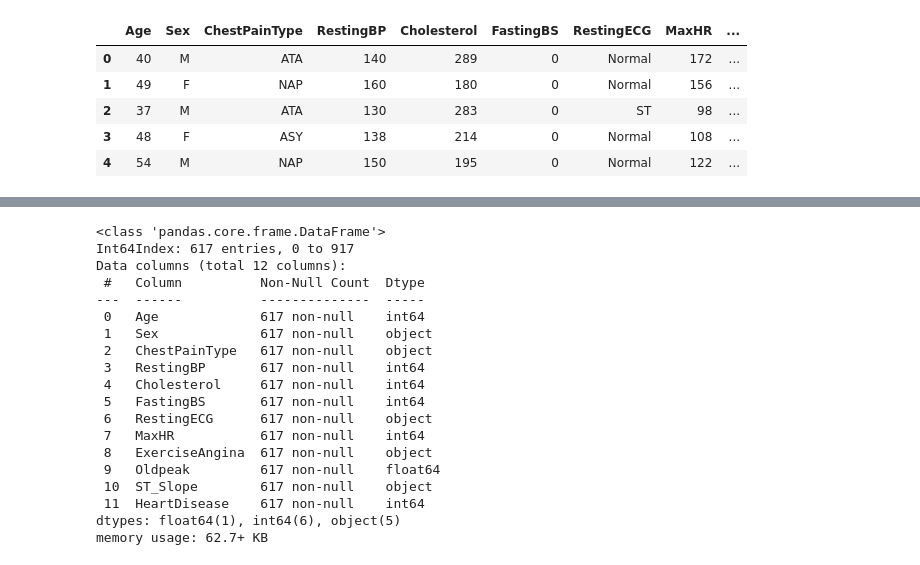
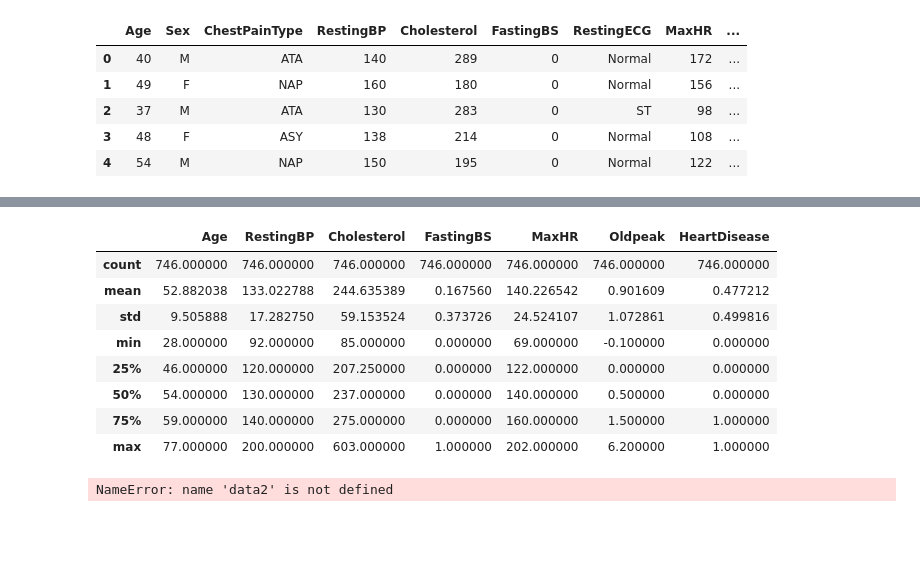
Before and after one commit to Rhapsody360/-safety, a Jupyter notebook: finalmodel.ipynb, the cells around one changed output, grey strips where cells are left out. Drawn from its saved outputs; the diff is of its cells as text; code cells hidden in the pictures; blank space fills up the shorter version.

Commit message:
removed tuples having absurd values like 0 BP

```diff
--- a/finalmodel.ipynb
+++ b/finalmodel.ipynb
@@ -83,31 +93,28 @@ Index(['age', 'sex', 'cp', 'trestbps', 'chol', 'fbs', 'restecg', 'thalach',
+# %%
+# removing tuples with absurd values (like 0 BP)
+data1=data1[(data1['RestingBP'] != 0) & (data1['Cholesterol'] != 0)]
+# %%
+data1.describe()
+# %% [output]
+|  | Age | RestingBP | Cholesterol | FastingBS | MaxHR | Oldpeak | HeartDisease |
+| count | 746.000000 | 746.000000 | 746.000000 | 746.000000 | 746.000000 | 746.000000 | 746.000000 |
+| mean | 52.882038 | 133.022788 | 244.635389 | 0.167560 | 140.226542 | 0.901609 | 0.477212 |
+| std | 9.505888 | 17.282750 | 59.153524 | 0.373726 | 24.524107 | 1.072861 | 0.499816 |
+| min | 28.000000 | 92.000000 | 85.000000 | 0.000000 | 69.000000 | -0.100000 | 0.000000 |
+| 25% | 46.000000 | 120.000000 | 207.250000 | 0.000000 | 122.000000 | 0.000000 | 0.000000 |
+| 50% | 54.000000 | 130.000000 | 237.000000 | 0.000000 | 140.000000 | 0.500000 | 0.000000 |
+| 75% | 59.000000 | 140.000000 | 275.000000 | 0.000000 | 160.000000 | 1.500000 | 1.000000 |
+| max | 77.000000 | 200.000000 | 603.000000 | 1.000000 | 202.000000 | 6.200000 | 1.000000 |
 # %%
-#the hardcoding, specifically selecting hypertensive patients data
-
-hypertension_patients = []
-for i,row in data1.iterrows():
-    if data1.loc[i, "Age"] <= 65:
-        if data1.loc[i, "RestingBP"] > 120:
-            hypertension_patients.append(row)
-    else:
-        if data1.loc[i, "RestingBP"] >= 135:
-            hypertension_patients.append(row)
-
-htd_patients = pd.DataFrame(hypertension_patients, columns=['Age', 'Sex',
-     'ChestPainType', 'RestingBP', 'Cholesterol', 'FastingBS', 'RestingECG',
-     'MaxHR', 'ExerciseAngina', 'Oldpeak', 'ST_Slope',  'HeartDisease'])
+#the hardcoding, specifically selecting hypertensive patients BP 130 and more for all ages dataset 2
 
 hypertension_patients = []
 for i,row in data2.iterrows():
-    if data2.loc[i, "age"] <= 65:
-        if data2.loc[i, "trestbps"] > 120:
-            hypertension_patients.append(row)
-    else:
-        if data2.loc[i, "trestbps"] >= 135:
-            hypertension_patients.append(row)
+    if data2.loc[i, "trestbps"] > 130:
+        hypertension_patients.append(row)
 
-htd_patients_clevland = pd.DataFrame(hypertension_patients, columns=['age', 'sex',
+htd_patients2 = pd.DataFrame(hypertension_patients, columns=['age', 'sex',
         'cp', 'trestbps', 'chol', 'fbs', 'restecg', 'thalach',
         'exang', 'oldpeak', 'slope', 'ca', 'thal', 'condition'])
-
-# htd_patients is now the new data frame exclusively containing hypertension patients
-# htd_patients_clevland is the new df for the clevland dataset
+# %% [output]
+NameError: name 'data2' is not defined
@@ -114,23 +124,3 @@ htd_patients_clevland = pd.DataFrame(hypertension_patients, columns=['age', 'sex
 # %%
-htd_patients.info()
+htd_patients1.info()
-# %% [output]
-<class 'pandas.core.frame.DataFrame'>
-Int64Index: 617 entries, 0 to 917
-Data columns (total 12 columns):
- #   Column          Non-Null Count  Dtype
----  ------          --------------  -----
- 0   Age             617 non-null    int64
- 1   Sex             617 non-null    object
- 2   ChestPainType   617 non-null    object
- 3   RestingBP       617 non-null    int64
- 4   Cholesterol     617 non-null    int64
- 5   FastingBS       617 non-null    int64
- 6   RestingECG      617 non-null    object
- 7   MaxHR           617 non-null    int64
- 8   ExerciseAngina  617 non-null    object
- 9   Oldpeak         617 non-null    float64
- 10  ST_Slope        617 non-null    object
- 11  HeartDisease    617 non-null    int64
-dtypes: float64(1), int64(6), object(5)
-memory usage: 62.7+ KB
 # %%
```
Also changed, not shown: parts of 20 cells of this notebook, 1 other file.
